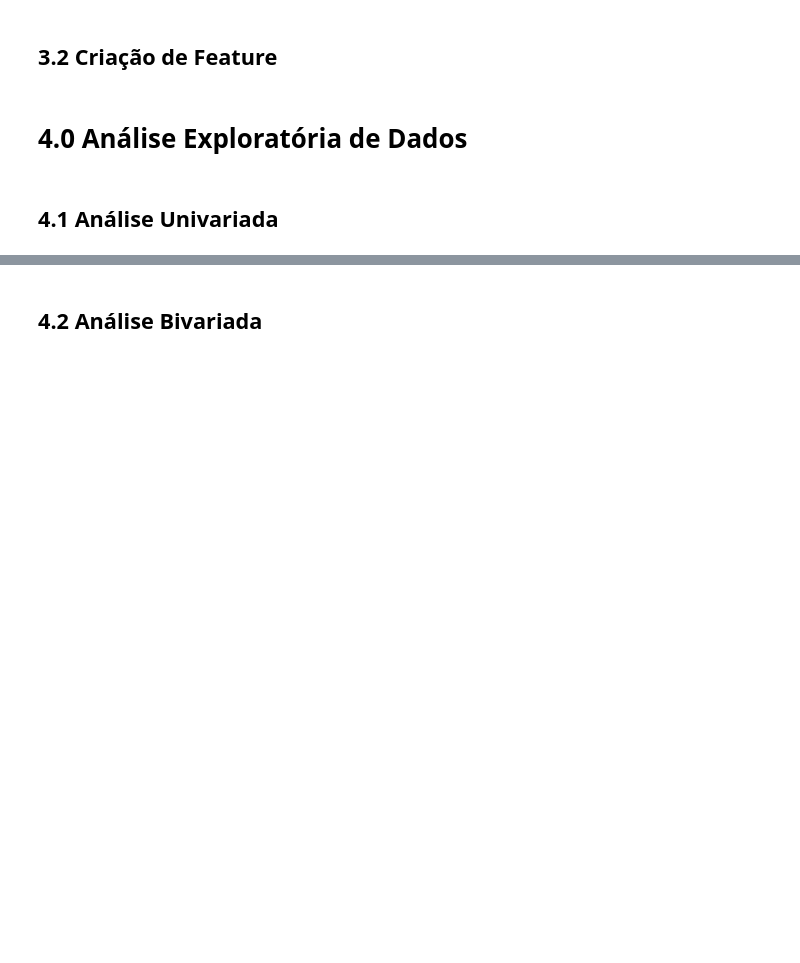
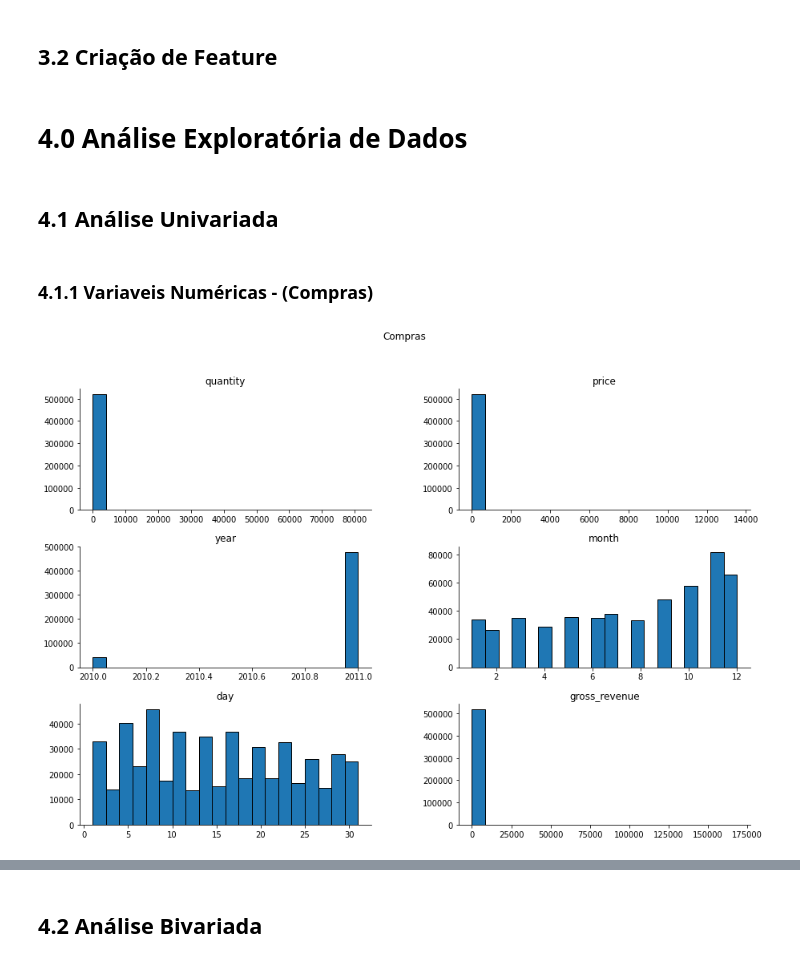
Before and after one commit to Jhonatanslopes/Case-Manfing, a Jupyter notebook: Notebook/notebook.ipynb, the cells around one changed output, grey strips where cells are left out. Drawn from its saved outputs; the diff is of its cells as text; code cells hidden in the pictures; blank space fills up the shorter version.

```diff
--- a/Notebook/notebook.ipynb
+++ b/Notebook/notebook.ipynb
@@ -217,0 +282,12 @@ End Date  : 2011-12-09 12:50:00
+# %%
+# indetifcando letras na compra
+bill_no_with_letter = list(data['bill_no'].apply(lambda x: x if 'A' in str(x) else None).unique())
+
+# index das linhas com a compra que possui letra
+index_bill_no_with_letter = list(data[data['bill_no'].isin(bill_no_with_letter)].index)
+
+# drop linhas com codigo de compra possuindo letras
+data.drop(index=index_bill_no_with_letter, inplace=True)
+
+# passando o tipo para int
+data['bill_no'] = data['bill_no'].astype('int')
@@ -217,0 +298,6 @@ End Date  : 2011-12-09 12:50:00
+# %%
+# devoluções
+returns = data.loc[data['quantity'] < 0, :]
+
+# compras
+purchases = data.loc[data['quantity'] >= 0, :].copy()
@@ -218,3 +308,6 @@ End Date  : 2011-12-09 12:50:00
+# %%
+# mantendo apenas compras com preços maiores que 0.04
+purchases = purchases.loc[purchases['price'] > 0.04, :]
 # %% [markdown]
 # 3.0 Feature Engineering
 # %% [markdown]
@@ -229,14 +322,29 @@ H3. Os clientes que levam a maior quantidade de produtos no carrinho ficam no Jp
 ## 3.2 Criação de Feature
 # %%
 # derivando feature de Ano
-data['year'] = data['date'].dt.year
+purchases['year'] = purchases['date'].dt.year   # dados de compras
+returns['year'] = returns['date'].dt.year       # dados de devoluções
 
 # derivando feature de Mês
-data['month'] = data['date'].dt.month
+purchases['month'] = purchases['date'].dt.month # dados de compras
+returns['month'] = returns['date'].dt.month     # dados de devoluções
 
 # derivando feature de Dia
-data['day'] = data['date'].dt.day
+purchases['day'] = purchases['date'].dt.day     # dados de compras
+returns['day'] = returns['date'].dt.day         # dados de devoluções
+
+# criando feature 'gross_revenue': quantidade de produtos x preço unitario
+purchases['gross_revenue'] = purchases['quantity'] * data['price']
 # %% [markdown]
 # 4.0 Análise Exploratória de Dados
 # %% [markdown]
 ## 4.1 Análise Univariada
+# %% [markdown]
+### 4.1.1 Variaveis Numéricas - (Compras)
+# %%
+# plotando histograma de variaveis numéricas
+purchases.drop(columns=['customer_id', 'date', 'bill_no']).hist(figsize=(15, 10), ec='k', bins=20, grid=False)
+sns.despine(right=True)
+plt.suptitle('Compras');
+# %% [output]
+[figure, added]
```
Also changed, not shown: parts of 70 cells of this notebook.
